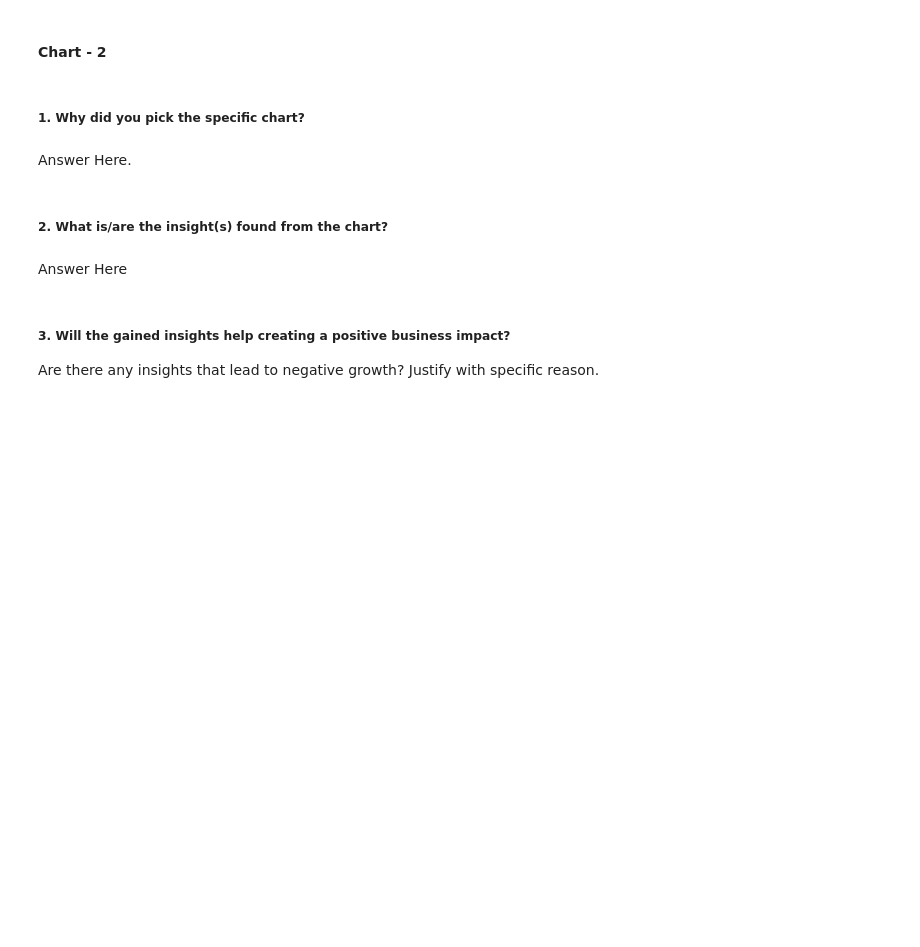
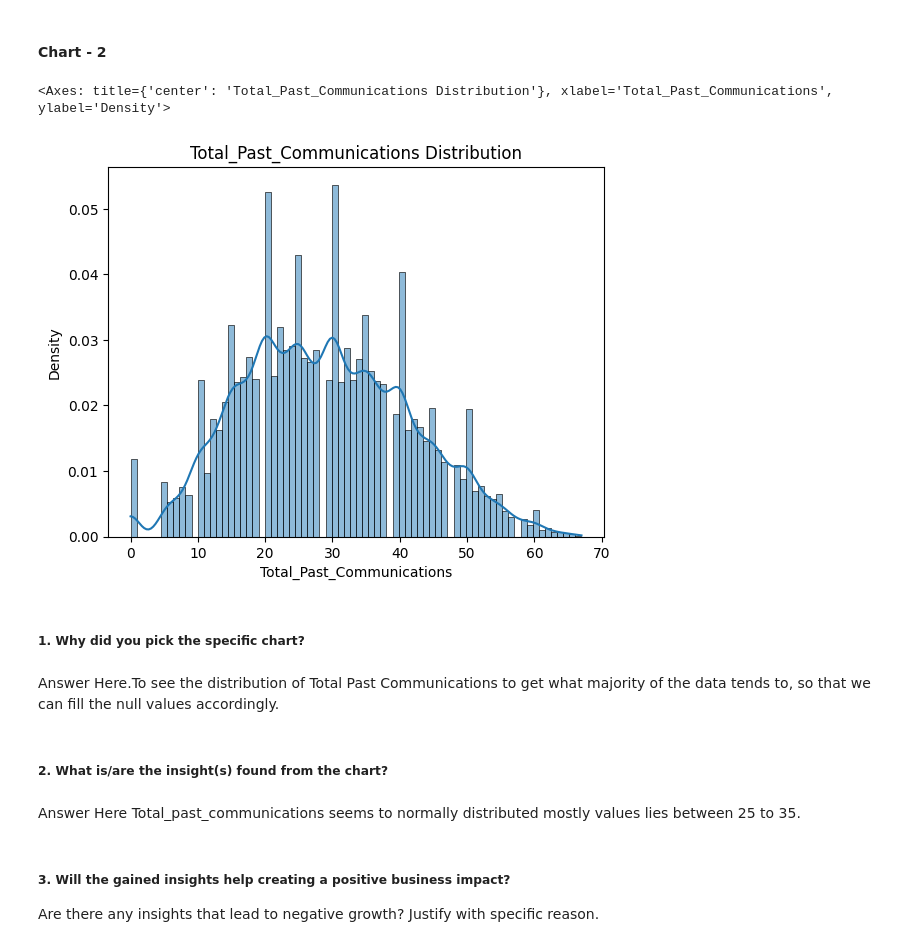
Before and after one commit to Faheemfemu/Email-Campaign-Effectiveness-Prediction-classification, a Jupyter notebook: Email_Campaign_Effectiveness_Prediction_faheem.ipynb, the cells around one changed output. Cells and saved outputs as stored; diff of their text form; code cells hidden in the pictures; blank space fills up the shorter version.

```diff
--- a/Email_Campaign_Effectiveness_Prediction_faheem.ipynb
+++ b/Email_Campaign_Effectiveness_Prediction_faheem.ipynb
@@ -685,11 +720,20 @@ Answer Here
+# %%
+# Chart - 2 visualization code
+#sns.distplot(x=email_data['Total_Past_Communications'],hist=True)
+plt.title('Total_Past_Communications Distribution')
+sns.histplot(email_data["Total_Past_Communications"], kde=True, stat="density")
+# %% [output]
+<Axes: title={'center': 'Total_Past_Communications Distribution'}, xlabel='Total_Past_Communications', ylabel='Density'>
+[figure, added]
 # %% [markdown]
 ##### 1. Why did you pick the specific chart?
-# %% [markdown]
-Answer Here.
+# %% [markdown]
+Answer Here.To see the distribution of Total Past Communications to get what majority of the data tends to, so that we can fill the null values accordingly.
 # %% [markdown]
 ##### 2. What is/are the insight(s) found from the chart?
-# %% [markdown]
-Answer Here
+# %% [markdown]
+Answer Here
+Total_past_communications seems to normally distributed mostly values lies between 25 to 35.
 # %% [markdown]
 ##### 3. Will the gained insights help creating a positive business impact?
 Are there any insights that lead to negative growth? Justify with specific reason.
```
Also changed, not shown: parts of 89 cells of this notebook.
